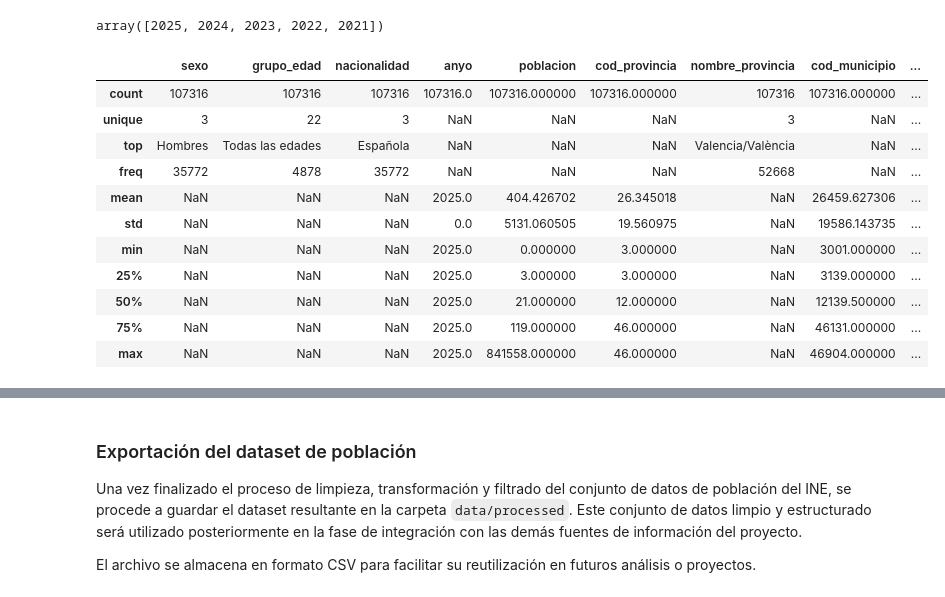
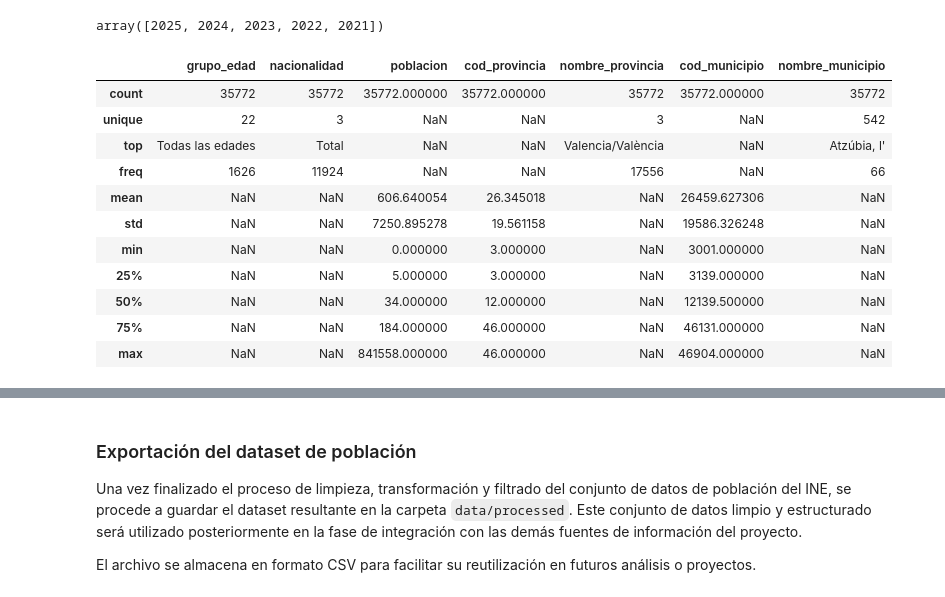
Before and after one commit to nt33/PRVD-Proyecto_Salud, a Jupyter notebook: 01-preprocesado/datos_poblacion.ipynb, the cells around one changed output, grey strips where cells are left out. Drawn from its saved outputs; the diff is of its cells as text; code cells hidden in the pictures.

Commit message:
Preprocesado datos poblacion

```diff
--- a/01-preprocesado/datos_poblacion.ipynb
+++ b/01-preprocesado/datos_poblacion.ipynb
@@ -325,4 +332,5 @@ Dado que esta desagregación puede resultar de interés en análisis posteriores
 # %%
-ine_clean['sexo'] = ine_clean['sexo'].astype('category')
-ine_clean['sexo'].cat.categories
+ine_clean = ine_clean[ine_clean['sexo'] == 'Total']
+ine_clean.drop(columns='sexo', inplace=True)
+ine_clean.describe(include='all')
 # %% [output]
@@ -336,23 +348,0 @@ En esta fase del preprocesado se mantiene la categoría `Todas las edades`, ya q
-# %%
-# Convertir la columna grupo_edad a tipo categoría
-ine_clean['grupo_edad'] = ine_clean['grupo_edad'].astype('category')
-
-# Definir el orden de las categorías para grupo_edad
-orden_edades = [
-    'Todas las edades',
-    'De 0 a 4 años', 'De 5 a 9 años', 'De 10 a 14 años',
-    'De 15 a 19 años', 'De 20 a 24 años', 'De 25 a 29 años',
-    'De 30 a 34 años', 'De 35 a 39 años', 'De 40 a 44 años',
-    'De 45 a 49 años', 'De 50 a 54 años', 'De 55 a 59 años',
-    'De 60 a 64 años', 'De 65 a 69 años', 'De 70 a 74 años',
-    'De 75 a 79 años', 'De 80 a 84 años', 'De 85 a 89 años',
-    'De 90 a 94 años', 'De 95 a 99 años', '100 y más años'
-]
-
-ine_clean['grupo_edad'] = pd.Categorical(
-    ine_clean['grupo_edad'],
-    categories=orden_edades,
-    ordered=True
-)
-
-ine_clean['grupo_edad'].cat.categories
@@ -374,3 +348,0 @@ En esta fase del preprocesado se decide mantener la variable sin aplicar transfo
-# %%
-ine_clean['nacionalidad'] = ine_clean['nacionalidad'].astype('category')
-ine_clean['nacionalidad'].cat.categories
@@ -387,19 +357,24 @@ ine_clean['anyo'].unique()
 # %% [output]
 array([2025, 2024, 2023, 2022, 2021])
 # %%
+# Filtrar datos para el año 2025
 ine_clean['anyo'] = ine_clean['anyo'].astype(int)
 ine_clean = ine_clean[ine_clean['anyo'] == 2025].reset_index(drop=True)
+
+# Eliminar columna anyo
+ine_clean = ine_clean.drop(columns=['anyo'])
+
 ine_clean.describe(include='all')
 # %% [output]
-|  | sexo | grupo_edad | nacionalidad | anyo | poblacion | cod_provincia | nombre_provincia | cod_municipio | ... |
-| count | 107316 | 107316 | 107316 | 107316.0 | 107316.000000 | 107316.000000 | 107316 | 107316.000000 | ... |
-| unique | 3 | 22 | 3 | NaN | NaN | NaN | 3 | NaN | ... |
-| top | Hombres | Todas las edades | Española | NaN | NaN | NaN | Valencia/València | NaN | ... |
-| freq | 35772 | 4878 | 35772 | NaN | NaN | NaN | 52668 | NaN | ... |
-| mean | NaN | NaN | NaN | 2025.0 | 404.426702 | 26.345018 | NaN | 26459.627306 | ... |
-| std | NaN | NaN | NaN | 0.0 | 5131.060505 | 19.560975 | NaN | 19586.143735 | ... |
-| min | NaN | NaN | NaN | 2025.0 | 0.000000 | 3.000000 | NaN | 3001.000000 | ... |
-| 25% | NaN | NaN | NaN | 2025.0 | 3.000000 | 3.000000 | NaN | 3139.000000 | ... |
-| 50% | NaN | NaN | NaN | 2025.0 | 21.000000 | 12.000000 | NaN | 12139.500000 | ... |
-| 75% | NaN | NaN | NaN | 2025.0 | 119.000000 | 46.000000 | NaN | 46131.000000 | ... |
-| max | NaN | NaN | NaN | 2025.0 | 841558.000000 | 46.000000 | NaN | 46904.000000 | ... |
+|  | grupo_edad | nacionalidad | poblacion | cod_provincia | nombre_provincia | cod_municipio | nombre_municipio |
+| count | 35772 | 35772 | 35772.000000 | 35772.000000 | 35772 | 35772.000000 | 35772 |
+| unique | 22 | 3 | NaN | NaN | 3 | NaN | 542 |
+| top | Todas las edades | Total | NaN | NaN | Valencia/València | NaN | Atzúbia, l' |
+| freq | 1626 | 11924 | NaN | NaN | 17556 | NaN | 66 |
+| mean | NaN | NaN | 606.640054 | 26.345018 | NaN | 26459.627306 | NaN |
+| std | NaN | NaN | 7250.895278 | 19.561158 | NaN | 19586.326248 | NaN |
+| min | NaN | NaN | 0.000000 | 3.000000 | NaN | 3001.000000 | NaN |
+| 25% | NaN | NaN | 5.000000 | 3.000000 | NaN | 3139.000000 | NaN |
+| 50% | NaN | NaN | 34.000000 | 12.000000 | NaN | 12139.500000 | NaN |
+| 75% | NaN | NaN | 184.000000 | 46.000000 | NaN | 46131.000000 | NaN |
+| max | NaN | NaN | 841558.000000 | 46.000000 | NaN | 46904.000000 | NaN |
```
Also changed, not shown: parts of 21 cells of this notebook.
